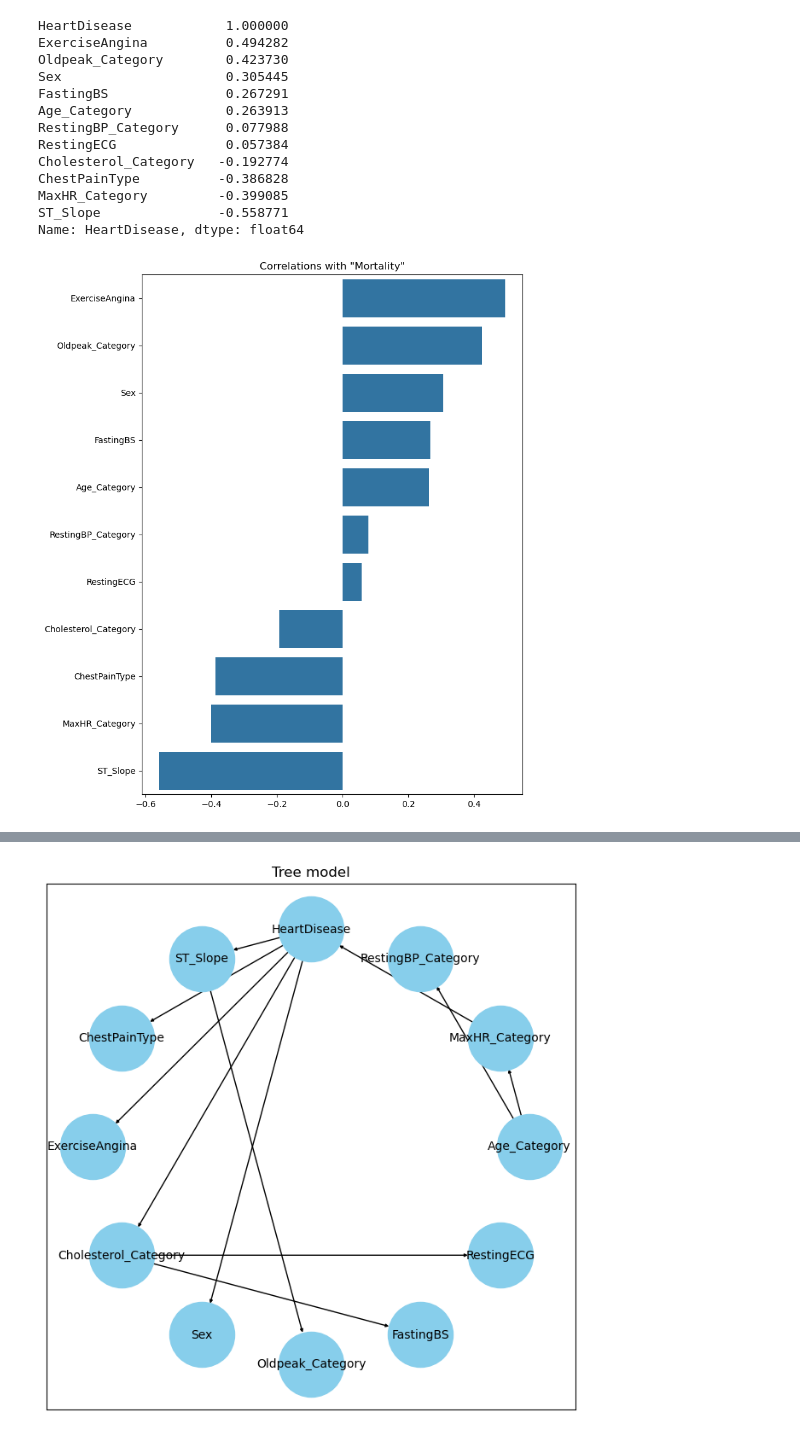
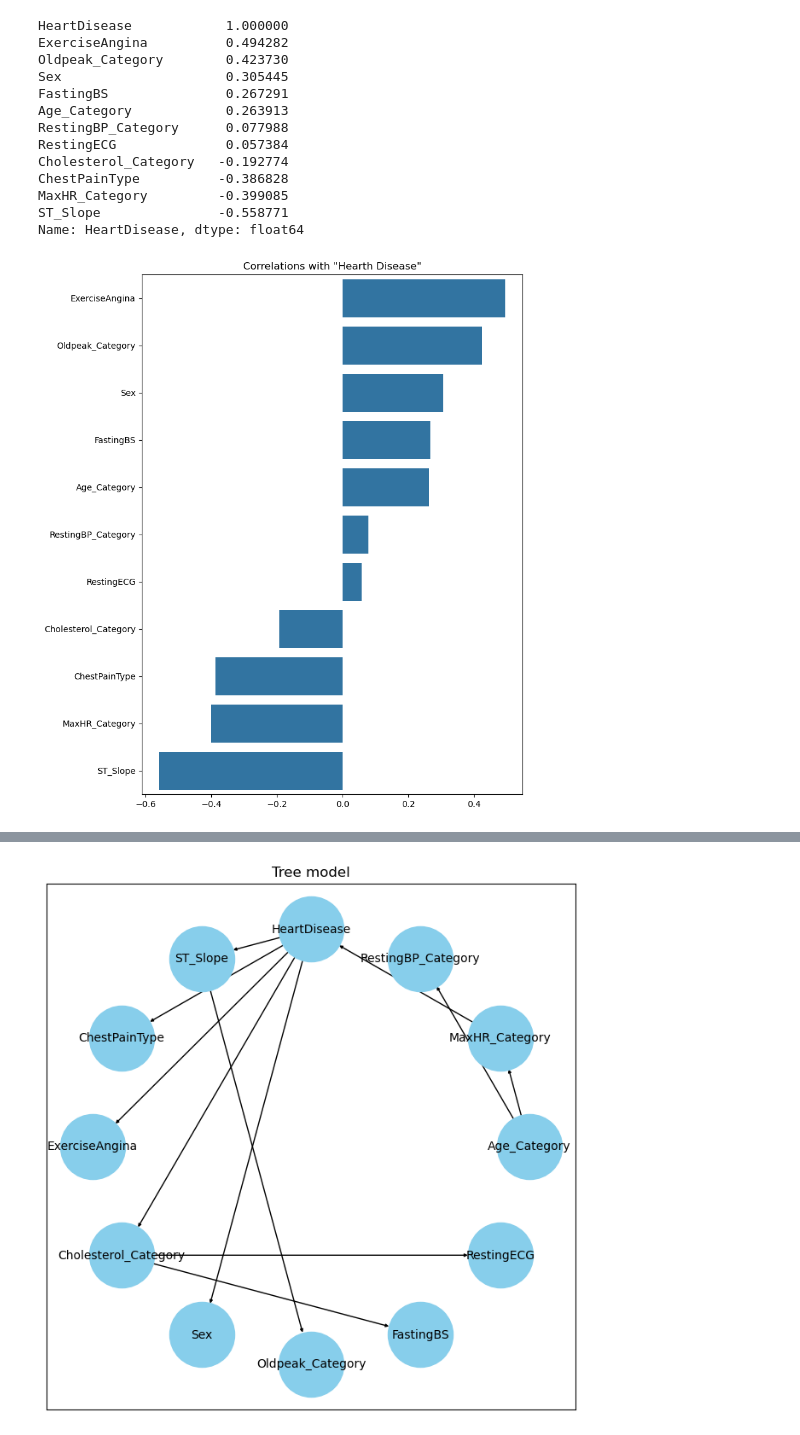
Before and after one commit to maurodore/heart_failure_prediction_bayesian_reasoning, a Jupyter notebook: src/main.ipynb, the cells around one changed output, grey strips where cells are left out. Cells and saved outputs as stored; diff of their text form; code cells hidden in the pictures.

```diff
--- a/src/main.ipynb
+++ b/src/main.ipynb
@@ -33,0 +14,7 @@ data.sample(5)
+# %%
+cwd = pathlib.Path.cwd()
+project_cwd = cwd.parent
+
+df = pd.read_csv(f'{project_cwd}/data/heart.csv')
+
+df.head()
@@ -194,20 +220,20 @@ Name: HeartDisease, dtype: float64
 # %%
 # Correlations with "Status"
 
 limit = -1.0
 
 indices = hd_corr.index
 labels = []
 corr = []
 for i in range(1, len(indices)):
     if hd_corr[indices[i]]>limit:
         labels.append(indices[i])
         corr.append(hd_corr[i])
 
 
 fig, ax = plt.subplots(figsize=(8,11))
 sns.barplot(x=corr, y=labels, ax=ax)
-plt.title('Correlations with "Mortality"')
+plt.title('Correlations with "Hearth Disease"')
 plt.show()
 # %% [output]
-[figure, old version]
+[figure, new version]
```
Also changed, not shown: parts of 23 cells of this notebook, 8 other files.
